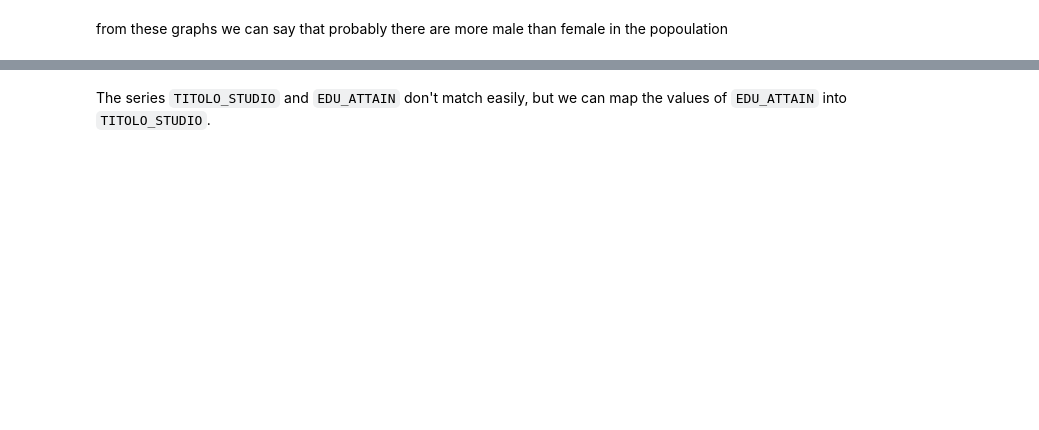
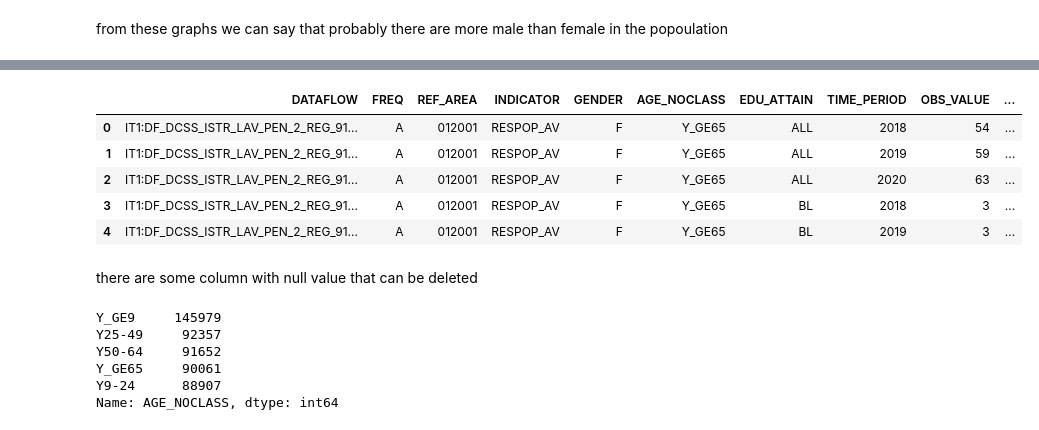
Before and after one commit to DragoE99/Drago-lamb_DataSforBusiness, a Jupyter notebook: DataSforBusiness_dragoLamb.ipynb, the cells around one changed output, grey strips where cells are left out. Saved outputs shown, nothing was run; the diff lists cells and outputs as text; code cells hidden in the pictures; blank space fills up the shorter version.

```diff
--- a/DataSforBusiness_dragoLamb.ipynb
+++ b/DataSforBusiness_dragoLamb.ipynb
@@ -225,3 +356,10 @@ from these graphs we can say that probably there are more male than female in th
 # %%
-grado_istruzione_age = pd.read_csv(PurePath('dataset', 'censimenti', 'Grado_istruzione_per_età_Lombardia_IT1,DF_DCSS_ISTR_LAV_PEN_2_REG.csv'))
+grado_istruzione_age  = pd.read_csv(PurePath('dataset', 'Grado_istruzione_per_età_Lombardia_IT1,DF_DCSS_ISTR_LAV_PEN_2_REG.csv'),low_memory=False)
 grado_istruzione_age.head()
+# %% [output]
+|  | DATAFLOW | FREQ | REF_AREA | INDICATOR | GENDER | AGE_NOCLASS | EDU_ATTAIN | TIME_PERIOD | OBS_VALUE | ... |
+| 0 | IT1:DF_DCSS_ISTR_LAV_PEN_2_REG_91... | A | 012001 | RESPOP_AV | F | Y_GE65 | ALL | 2018 | 54 | ... |
+| 1 | IT1:DF_DCSS_ISTR_LAV_PEN_2_REG_91... | A | 012001 | RESPOP_AV | F | Y_GE65 | ALL | 2019 | 59 | ... |
+| 2 | IT1:DF_DCSS_ISTR_LAV_PEN_2_REG_91... | A | 012001 | RESPOP_AV | F | Y_GE65 | ALL | 2020 | 63 | ... |
+| 3 | IT1:DF_DCSS_ISTR_LAV_PEN_2_REG_91... | A | 012001 | RESPOP_AV | F | Y_GE65 | BL | 2018 | 3 | ... |
+| 4 | IT1:DF_DCSS_ISTR_LAV_PEN_2_REG_91... | A | 012001 | RESPOP_AV | F | Y_GE65 | BL | 2019 | 3 | ... |
@@ -235,2 +365,0 @@ grado_istruzione_age['EDU_ATTAIN'].head()
-# %% [markdown]
-The series `TITOLO_STUDIO` and `EDU_ATTAIN` don't match easily, but we can map the values of `EDU_ATTAIN` into `TITOLO_STUDIO`.
@@ -272,0 +366,2 @@ rap_lavoro_attivati['TITOLOSTUDIO']
+# %% [markdown]
+there are some column with null value that can be deleted
@@ -272,0 +370,9 @@ rap_lavoro_attivati['TITOLOSTUDIO']
+# %%
+grado_istruzione_age ['AGE_NOCLASS'].value_counts()
+# %% [output]
+Y_GE9     145979
+Y25-49     92357
+Y50-64     91652
+Y_GE65     90061
+Y9-24      88907
+Name: AGE_NOCLASS, dtype: int64
```
Also changed, not shown: parts of 34 cells of this notebook.
